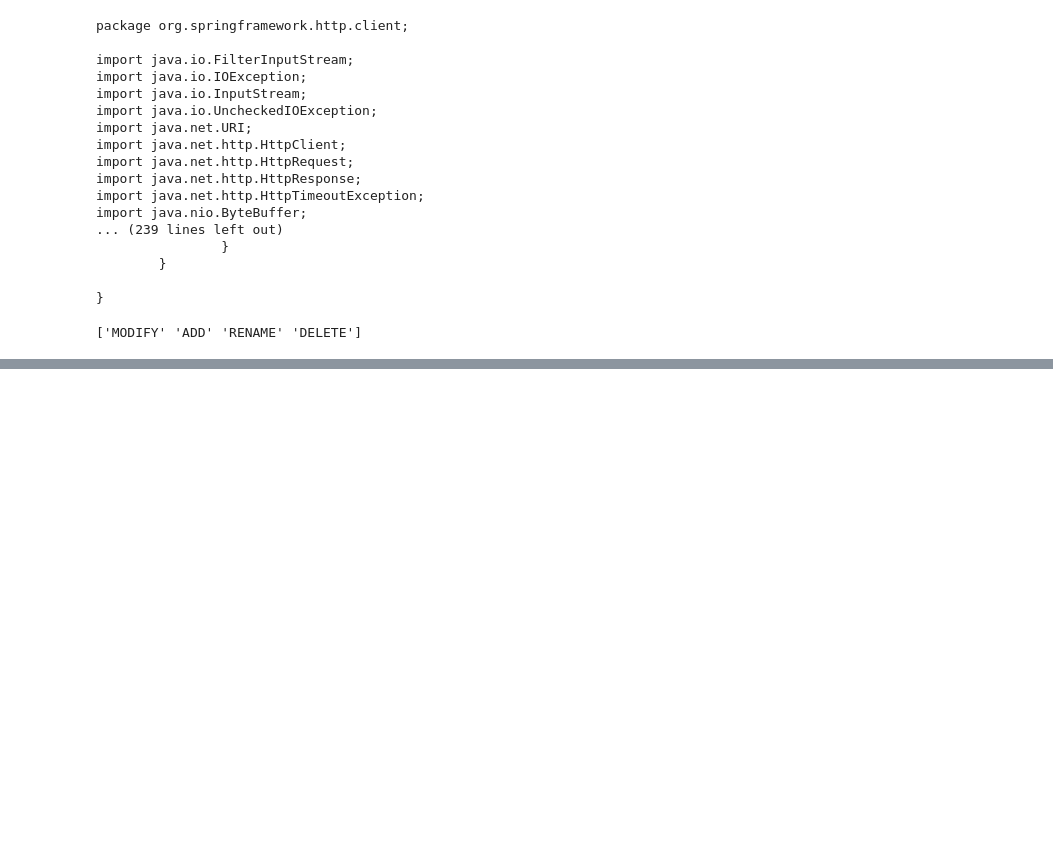
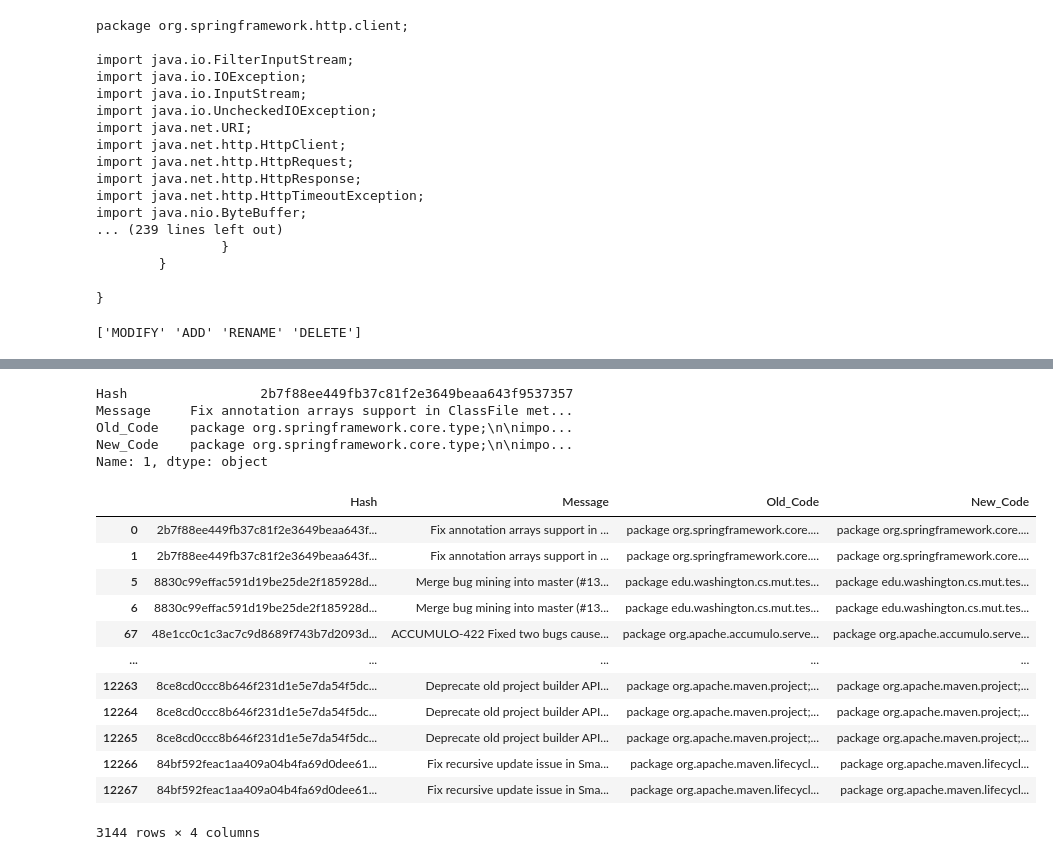
Before and after one commit to yacinemebarki/java_bugs, a Jupyter notebook: model.ipynb, the cells around one changed output, grey strips where cells are left out. Cells and saved outputs as stored; diff of their text form; code cells hidden in the pictures; blank space fills up the shorter version.

```diff
--- a/model.ipynb
+++ b/model.ipynb
@@ -147,0 +261,24 @@ df
+# %%
+print(df_target.iloc[1])
+# %% [output]
+Hash                 2b7f88ee449fb37c81f2e3649beaa643f9537357
+Message     Fix annotation arrays support in ClassFile met...
+Old_Code    package org.springframework.core.type;\n\nimpo...
+New_Code    package org.springframework.core.type;\n\nimpo...
+Name: 1, dtype: object
+# %%
+df_target[df_target.duplicated(subset=['Old_Code', 'New_Code'], keep=False)]
+# %% [output]
+|  | Hash | Message | Old_Code | New_Code |
+| 0 | 2b7f88ee449fb37c81f2e3649beaa643f... | Fix annotation arrays support in ... | package org.springframework.core.... | package org.springframework.core.... |
+| 1 | 2b7f88ee449fb37c81f2e3649beaa643f... | Fix annotation arrays support in ... | package org.springframework.core.... | package org.springframework.core.... |
+| 5 | 8830c99effac591d19be25de2f185928d... | Merge bug mining into master (#13... | package edu.washington.cs.mut.tes... | package edu.washington.cs.mut.tes... |
+| 6 | 8830c99effac591d19be25de2f185928d... | Merge bug mining into master (#13... | package edu.washington.cs.mut.tes... | package edu.washington.cs.mut.tes... |
+| 67 | 48e1cc0c1c3ac7c9d8689f743b7d2093d... | ACCUMULO-422 Fixed two bugs cause... | package org.apache.accumulo.serve... | package org.apache.accumulo.serve... |
+| ... | ... | ... | ... | ... |
+| 12263 | 8ce8cd0ccc8b646f231d1e5e7da54f5dc... | Deprecate old project builder API... | package org.apache.maven.project;... | package org.apache.maven.project;... |
+| 12264 | 8ce8cd0ccc8b646f231d1e5e7da54f5dc... | Deprecate old project builder API... | package org.apache.maven.project;... | package org.apache.maven.project;... |
+| 12265 | 8ce8cd0ccc8b646f231d1e5e7da54f5dc... | Deprecate old project builder API... | package org.apache.maven.project;... | package org.apache.maven.project;... |
+| 12266 | 84bf592feac1aa409a04b4fa69d0dee61... | Fix recursive update issue in Sma... | package org.apache.maven.lifecycl... | package org.apache.maven.lifecycl... |
+| 12267 | 84bf592feac1aa409a04b4fa69d0dee61... | Fix recursive update issue in Sma... | package org.apache.maven.lifecycl... | package org.apache.maven.lifecycl... |
+3144 rows × 4 columns
```
Also changed, not shown: parts of 35 cells of this notebook.
